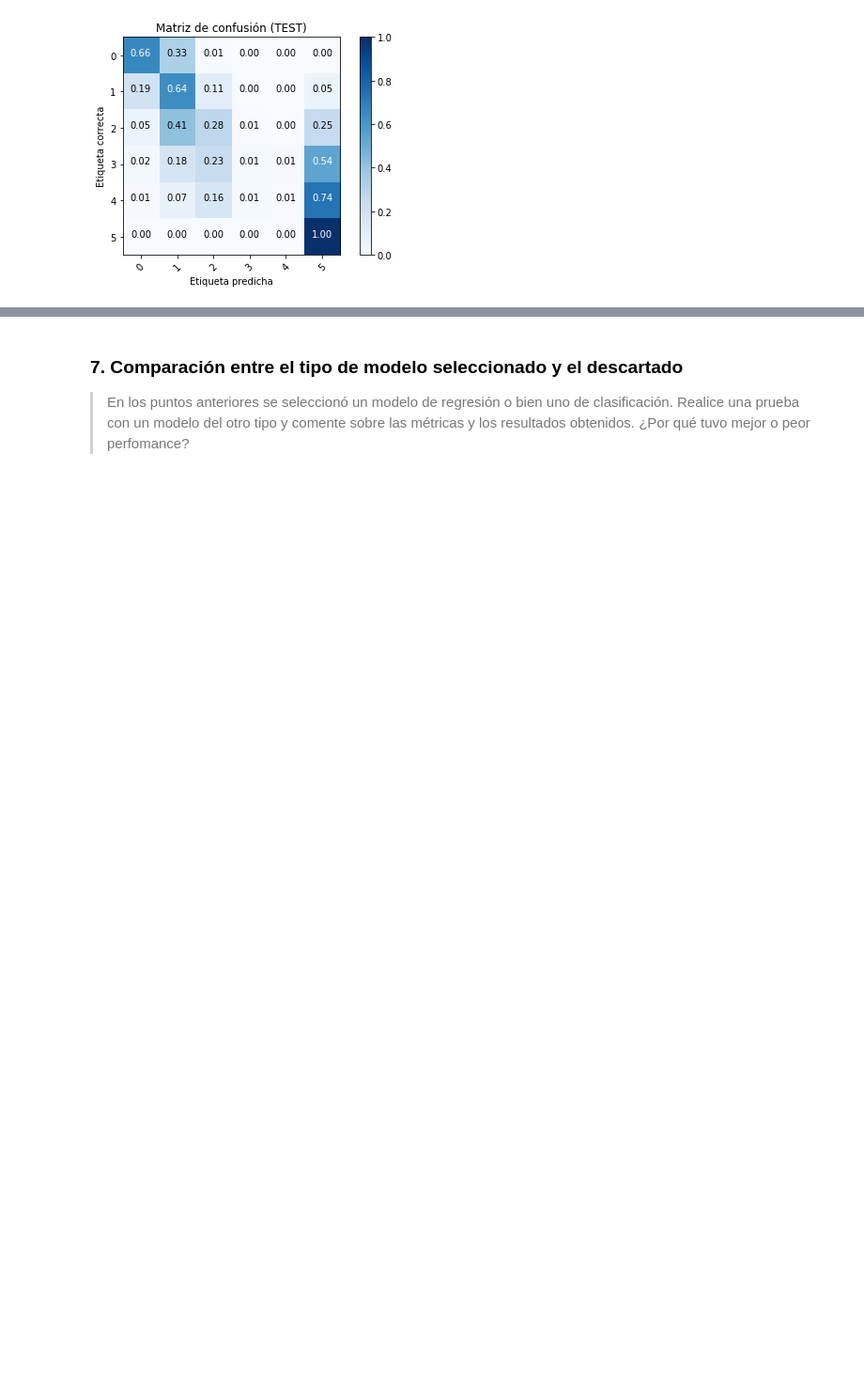
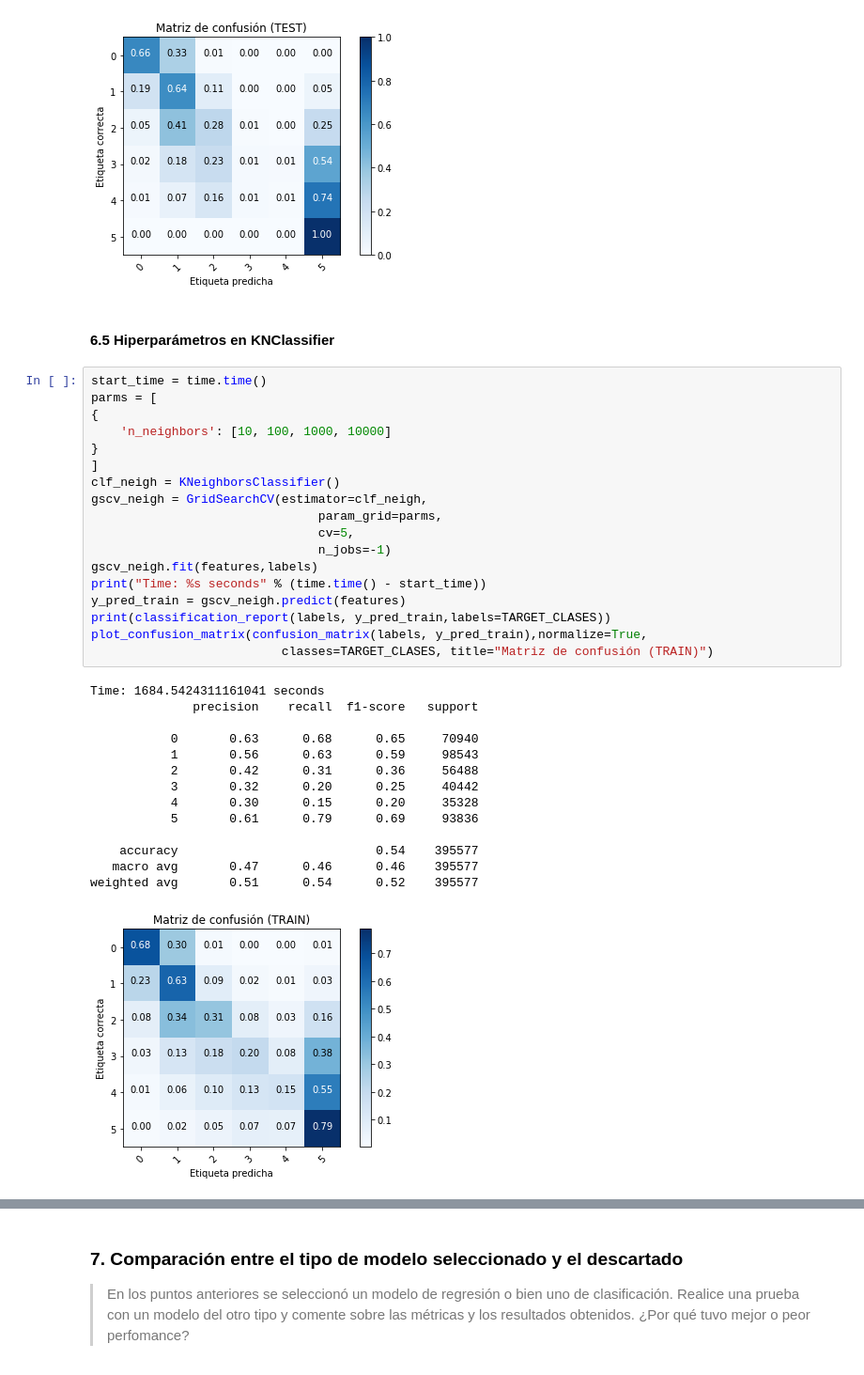
Before and after one commit to NSalina/diplodatos_2019, a Jupyter notebook: mentoria_envios/Practico3_IAA_Mentoria_cuando_llega.ipynb, the cells around one changed output, grey strips where cells are left out. Shown at 94% size. Drawn from its saved outputs; the diff is of its cells as text; blank space fills up the shorter version.

```diff
--- a/mentoria_envios/Practico3_IAA_Mentoria_cuando_llega.ipynb
+++ b/mentoria_envios/Practico3_IAA_Mentoria_cuando_llega.ipynb
@@ -635,3 +667,38 @@ plot_confusion_matrix(confusion_matrix(labels_test, y_pred_test),normalize=True,
                           classes=TARGET_CLASES, title="Matriz de confusión (TEST)")
 # %% [output]
 [figure]
+# %% [markdown]
+#### 6.5 Hiperparámetros en KNClassifier
+# %%
+start_time = time.time()
+parms = [
+{
+    'n_neighbors': [10, 100, 1000, 10000]
+}
+]
+clf_neigh = KNeighborsClassifier()
+gscv_neigh = GridSearchCV(estimator=clf_neigh,
+                               param_grid=parms,
+                               cv=5,
+                               n_jobs=-1)
+gscv_neigh.fit(features,labels)
+print("Time: %s seconds" % (time.time() - start_time))
+y_pred_train = gscv_neigh.predict(features)
+print(classification_report(labels, y_pred_train,labels=TARGET_CLASES))
+plot_confusion_matrix(confusion_matrix(labels, y_pred_train),normalize=True,
+                          classes=TARGET_CLASES, title="Matriz de confusión (TRAIN)")
+# %% [output]
+Time: 1684.5424311161041 seconds
+              precision    recall  f1-score   support
+
+           0       0.63      0.68      0.65     70940
+           1       0.56      0.63      0.59     98543
+           2       0.42      0.31      0.36     56488
+           3       0.32      0.20      0.25     40442
+           4       0.30      0.15      0.20     35328
+           5       0.61      0.79      0.69     93836
+
+    accuracy                           0.54    395577
+   macro avg       0.47      0.46      0.46    395577
+weighted avg       0.51      0.54      0.52    395577
+[figure, added]
```
Also changed, not shown: parts of 6 cells of this notebook.
